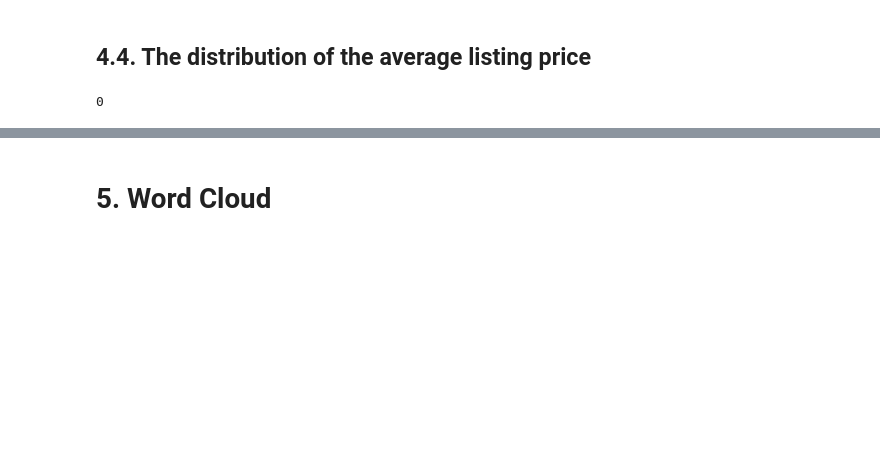
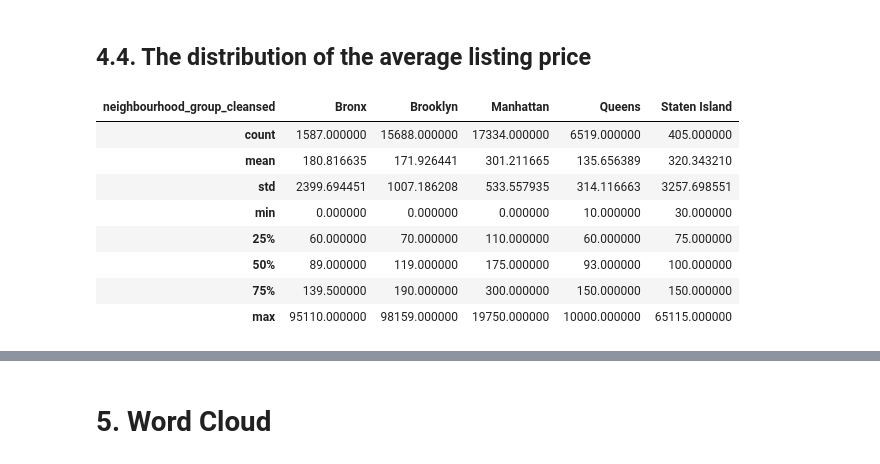
Before and after one commit to tmkhang1999/2022-NYC-Airbnb-Analytics, a Jupyter notebook: analysis.ipynb, the cells around one changed output, grey strips where cells are left out. Cells and saved outputs as stored; diff of their text form; code cells hidden in the pictures; blank space fills up the shorter version.

```diff
--- a/analysis.ipynb
+++ b/analysis.ipynb
@@ -322,7 +324,16 @@ ax2.grid()
 [figure]
 # %% [markdown]
 ## 4.4. The distribution of the average listing price
-# %%
-listing_df['price'].isnull().sum()
-# %% [output]
-0
+# %%
+# Looking into the statistical table of prices across neighbourhood groups
+listing_df.groupby(['neighbourhood_group_cleansed'])['price'].describe().transpose()
+# %% [output]
+| neighbourhood_group_cleansed | Bronx | Brooklyn | Manhattan | Queens | Staten Island |
+| count | 1587.000000 | 15688.000000 | 17334.000000 | 6519.000000 | 405.000000 |
+| mean | 180.816635 | 171.926441 | 301.211665 | 135.656389 | 320.343210 |
+| std | 2399.694451 | 1007.186208 | 533.557935 | 314.116663 | 3257.698551 |
+| min | 0.000000 | 0.000000 | 0.000000 | 10.000000 | 30.000000 |
+| 25% | 60.000000 | 70.000000 | 110.000000 | 60.000000 | 75.000000 |
+| 50% | 89.000000 | 119.000000 | 175.000000 | 93.000000 | 100.000000 |
+| 75% | 139.500000 | 190.000000 | 300.000000 | 150.000000 | 150.000000 |
+| max | 95110.000000 | 98159.000000 | 19750.000000 | 10000.000000 | 65115.000000 |
```
Also changed, not shown: parts of 5 cells of this notebook.
